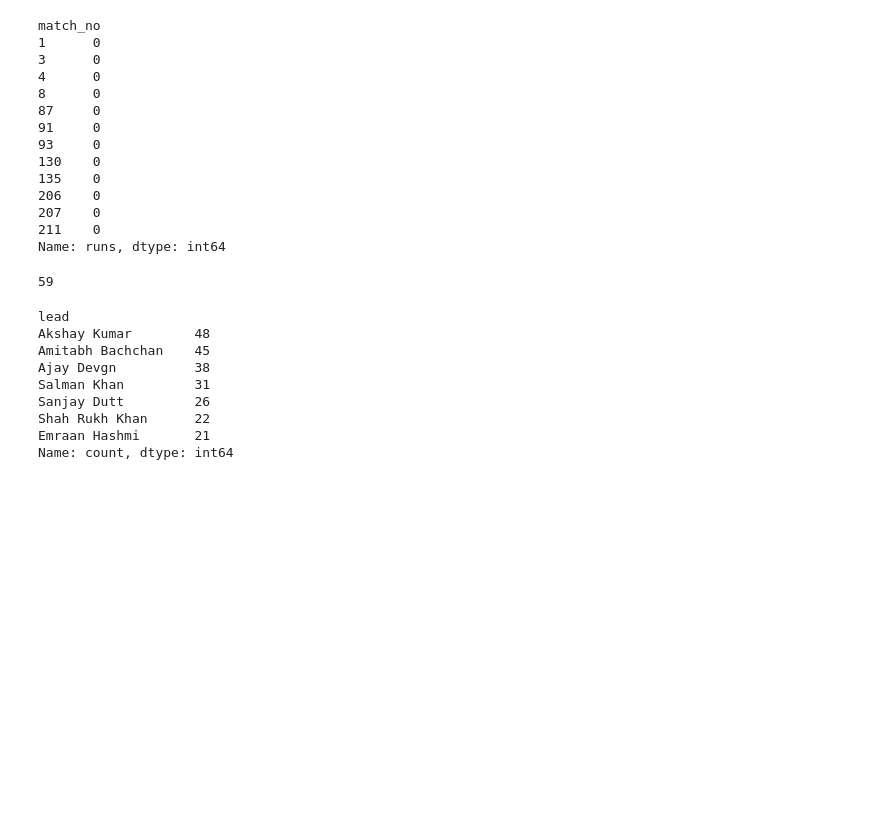
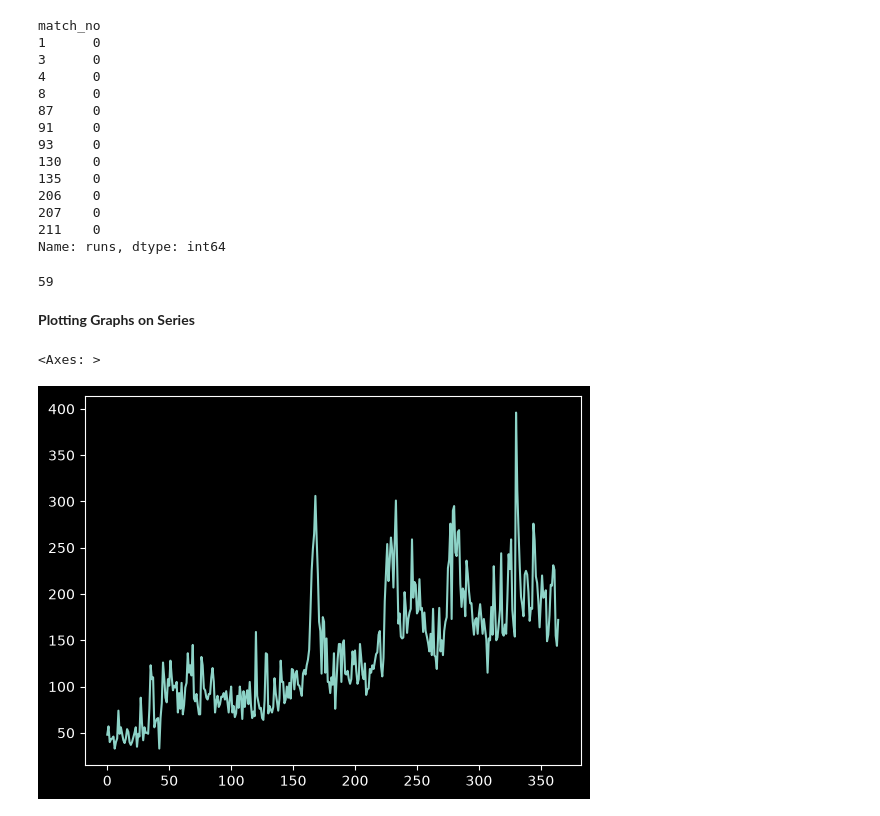
Before and after one commit to mlaxman909/Pandas, a Jupyter notebook: pandas.ipynb, the cells around one changed output. Drawn from its saved outputs; the diff is of its cells as text; code cells hidden in the pictures; blank space fills up the shorter version.

Commit message:
Plotting Graphs on series completed

```diff
--- a/pandas.ipynb
+++ b/pandas.ipynb
@@ -537,17 +538,3 @@ Name: runs, dtype: int64
 serie[serie>=200].size
 # %% [output]
 59
-# %%
-#find actors who have done more than 20 movies
-num_movies=s2.value_counts()
-num_movies[num_movies>20]
-# %% [output]
-lead
-Akshay Kumar        48
-Amitabh Bachchan    45
-Ajay Devgn          38
-Salman Khan         31
-Sanjay Dutt         26
-Shah Rukh Khan      22
-Emraan Hashmi       21
-Name: count, dtype: int64
@@ -553,0 +545,7 @@ Name: count, dtype: int64
+# %% [markdown]
+**Plotting Graphs on Series**
+# %%
+serie.plot()
+# %% [output]
+<Axes: >
+[figure, added]
```
Also changed, not shown: parts of 4 cells of this notebook.
